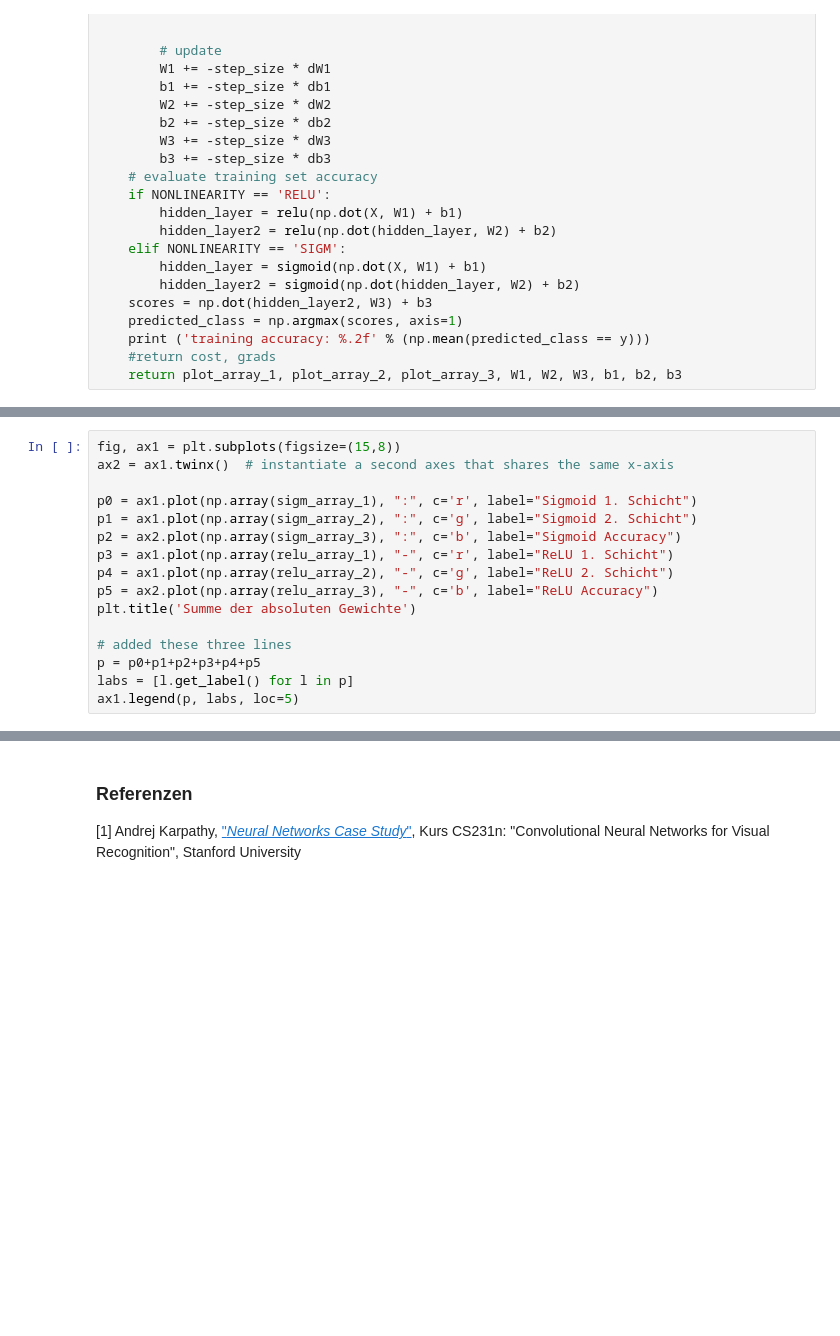
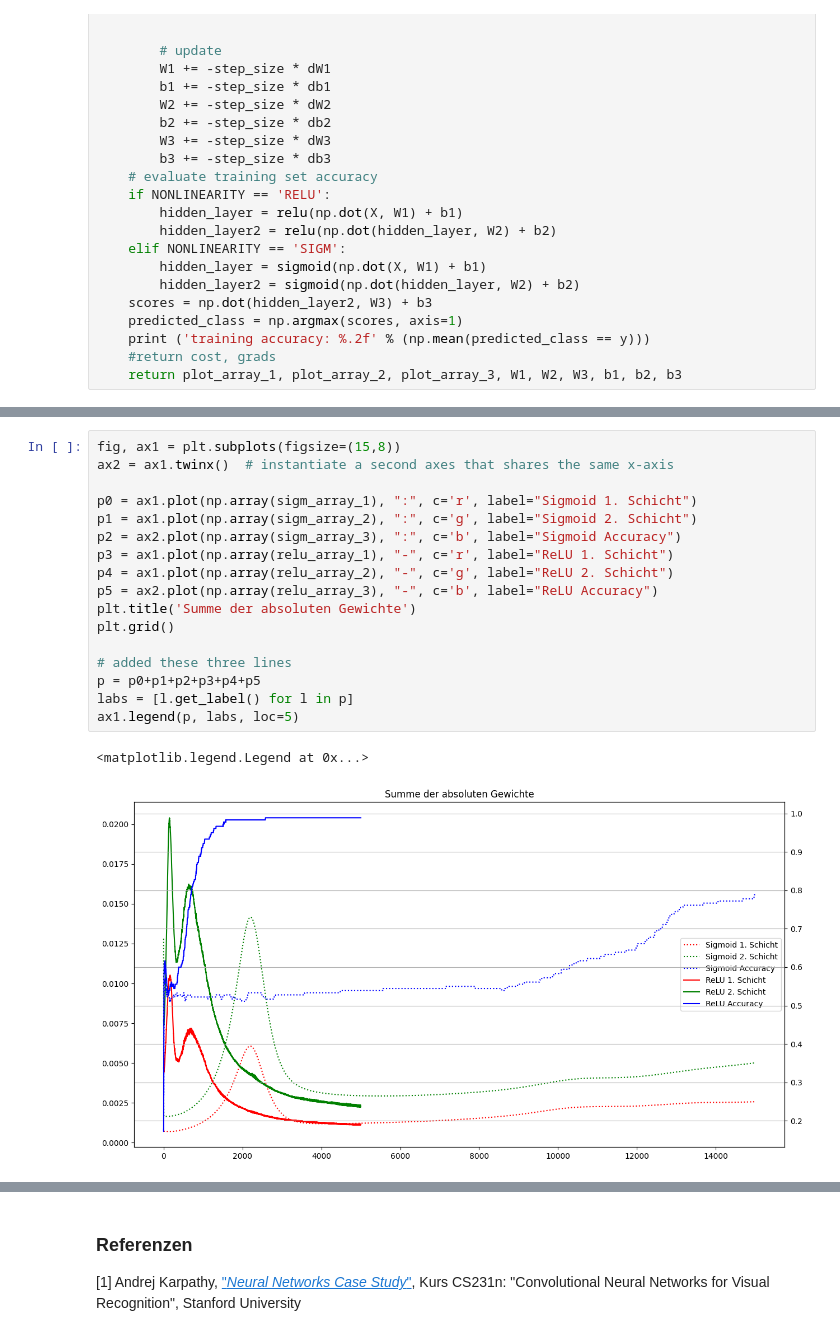
Before and after one commit to sergejlembke/aki-ml, a Jupyter notebook: p7/24_Sigmoid_vs_ReLU.ipynb, the cells around one changed output, grey strips where cells are left out. Drawn from its saved outputs; the diff is of its cells as text; blank space fills up the shorter version.

```diff
--- a/p7/24_Sigmoid_vs_ReLU.ipynb
+++ b/p7/24_Sigmoid_vs_ReLU.ipynb
@@ -242,19 +277,23 @@ model['b3'] = np.zeros((1,classes))
 # %%
 fig, ax1 = plt.subplots(figsize=(15,8))
 ax2 = ax1.twinx()  # instantiate a second axes that shares the same x-axis
 
 p0 = ax1.plot(np.array(sigm_array_1), ":", c='r', label="Sigmoid 1. Schicht")
 p1 = ax1.plot(np.array(sigm_array_2), ":", c='g', label="Sigmoid 2. Schicht")
 p2 = ax2.plot(np.array(sigm_array_3), ":", c='b', label="Sigmoid Accuracy")
 p3 = ax1.plot(np.array(relu_array_1), "-", c='r', label="ReLU 1. Schicht")
 p4 = ax1.plot(np.array(relu_array_2), "-", c='g', label="ReLU 2. Schicht")
 p5 = ax2.plot(np.array(relu_array_3), "-", c='b', label="ReLU Accuracy")
 plt.title('Summe der absoluten Gewichte')
+plt.grid()
 
 # added these three lines
 p = p0+p1+p2+p3+p4+p5
 labs = [l.get_label() for l in p]
 ax1.legend(p, labs, loc=5)
+# %% [output]
+<matplotlib.legend.Legend at 0x...>
+[figure, added]
 # %%
 
 cmap = plt.get_cmap('Set1', 3)
```
Also changed, not shown: parts of 6 cells of this notebook.
